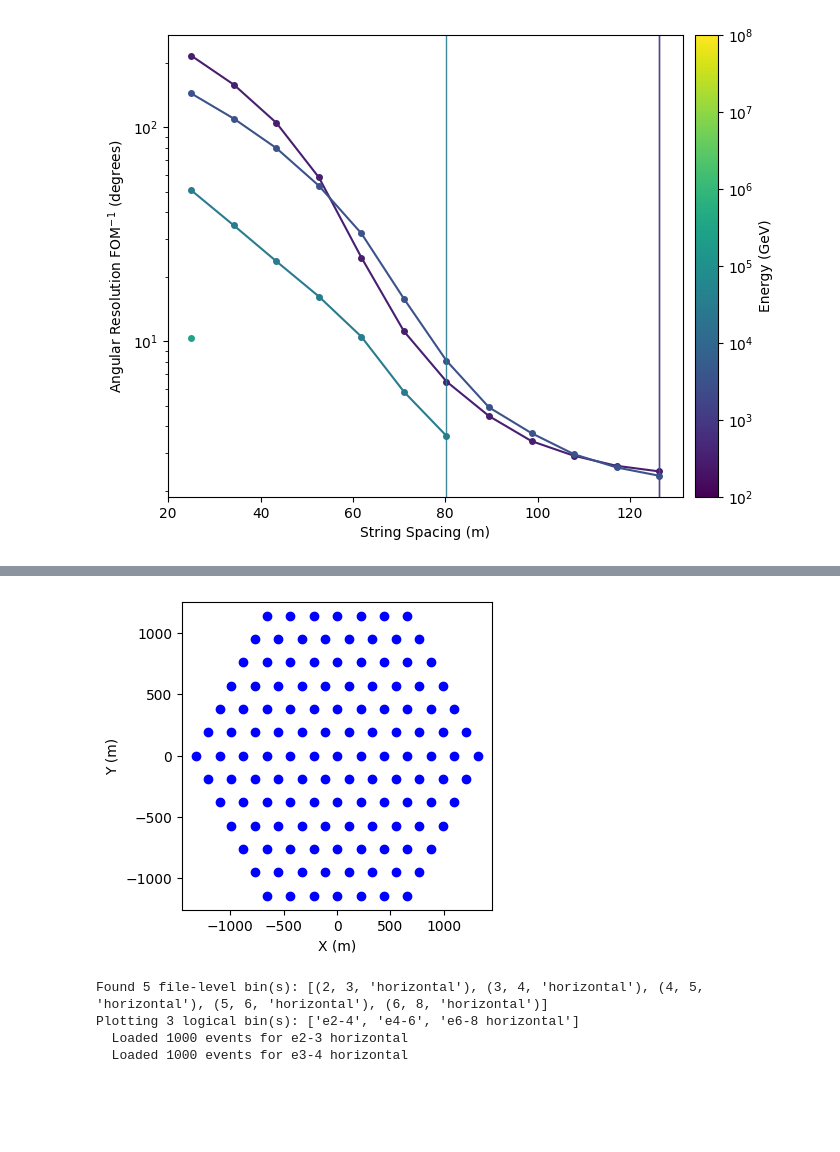
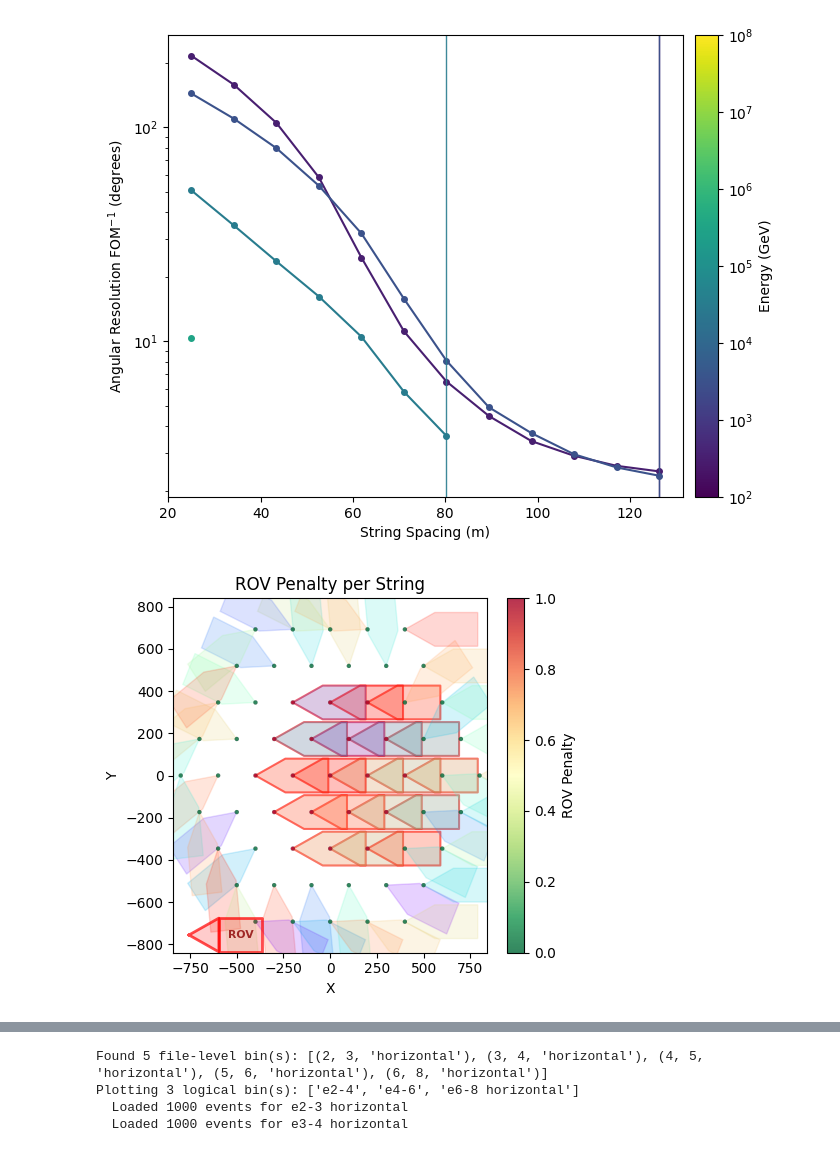
Before and after one commit to kristiantcho/nugget, a Jupyter notebook: nugget/examples/test_evaluation.ipynb, the cells around one changed output, grey strips where cells are left out. Saved outputs shown, nothing was run; the diff lists cells and outputs as text; code cells hidden in the pictures; blank space fills up the shorter version.

```diff
--- a/nugget/examples/test_evaluation.ipynb
+++ b/nugget/examples/test_evaluation.ipynb
@@ -1068,21 +1072,79 @@ plt.show()
 # %% [output]
 [figure]
 # %%
-spacing = 220
+# for spacing in range(25, 300):
+visualizer = nugget.utils.vis_tools.Visualizer(
+    dim=3,
+    domain_size=500,
+    )
+rov_loss = nugget.losses.geometry_penalties.ROVPenalty(
+    rov_rec_width=230,
+    rov_height=160,
+    rov_tri_length=160,
+)
+spacing = 200
 geometry = nugget.geometries.SpaceString.SpaceString(
         hex_type='hexagonal',
         domain_size=2500,
         dim=3,
-        n_strings=127,
+        n_strings=61,
         points_per_string=20,
         starting_spacing=spacing,
         starting_z_spacing=50,
     )
 geom_dict = geometry.initialize_points()
-fig = plt.figure(figsize=(4, 4))
-plt.scatter(geom_dict['string_xy'][:, 0].cpu(), geom_dict['string_xy'][:, 1].cpu(), c='blue', label='All Strings')
-# plt.ylim(-850, 850)
-# plt.xlim(-850, 850)
-plt.xlabel('X (m)')
-plt.ylabel('Y (m)')
+# rov_sum =rov_loss(geom_dict,
+#                 num_angles=360,
+#                 rov_alt_mode=True,
+#                 **{
+#                 'detach_other_probs':True,
+#                 'rov_soft_inside':False,
+#                 'rov_angle_softmin_tau': -1,
+#                 'rov_angle_chunk_size': 360,
+#                 }
+#                 )["rov_penalty_per_string"]*len(geom_dict["string_xy"])
+
+loss_params = { 'num_angles': 360,
+                'rov_alt_mode':False,
+                'detach_other_probs':True,
+                'rov_soft_inside':False,
+                'rov_angle_softmin_tau': -1,
+                'rov_angle_chunk_size': 360,
+                }
+
+
+
+loss_func_dict = {
+    'rov_loss': rov_loss,
+    }
+
+plot_types = [
+    'string_xy_rov_penalty',
+]
+# additional arguments for the visualizer
+vis_kwargs = {
+    'plot_types': plot_types,
+
+    'rov_penalty_func': rov_loss,
+    'use_relative_energy': True,
+    'plot_geom_contour_only': True,
+    'use_log_charge': True,
+    'rov_draw_safe_space_union': True,
+    'rov_union_per_space_colors':True,
+    'rov_draw_safe_space_on_violations':True,
+}
+evaluator = nugget.utils.basic_evaluator.Evaluator(
+    geometry=geometry,
+    visualizer=visualizer,
+)
+
+result =evaluator.evaluate(
+    geom_dict=geom_dict,
+    # geom_dict=pickle.load(open('./rov_centered_r800_ang_res_double/geom_9.pkl', 'rb')),
+    loss_func_dict=loss_func_dict,
+    loss_params_dict=loss_params,
+    vis_kwargs=vis_kwargs,
+    visualize=True,
+)
 # %% [output]
+[figure, new version]
@@ -1090,4 +1153,3 @@ Text(0, 0.5, 'Y (m)')
-[figure, old version]
 # %%
 
 
```
Also changed, not shown: parts of 2 cells of this notebook, 6 other files.
